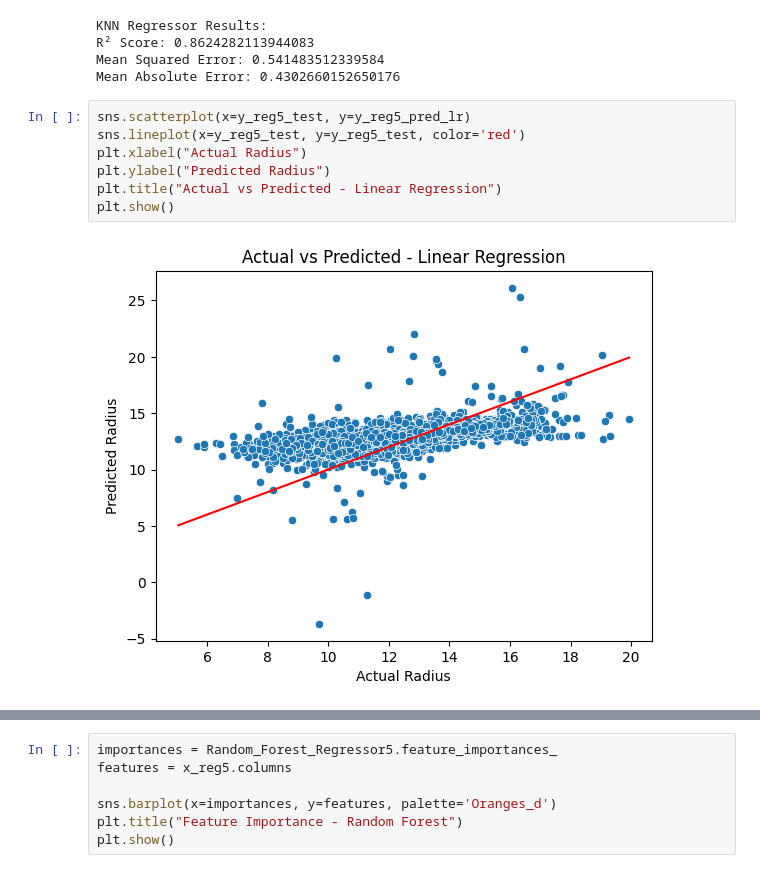
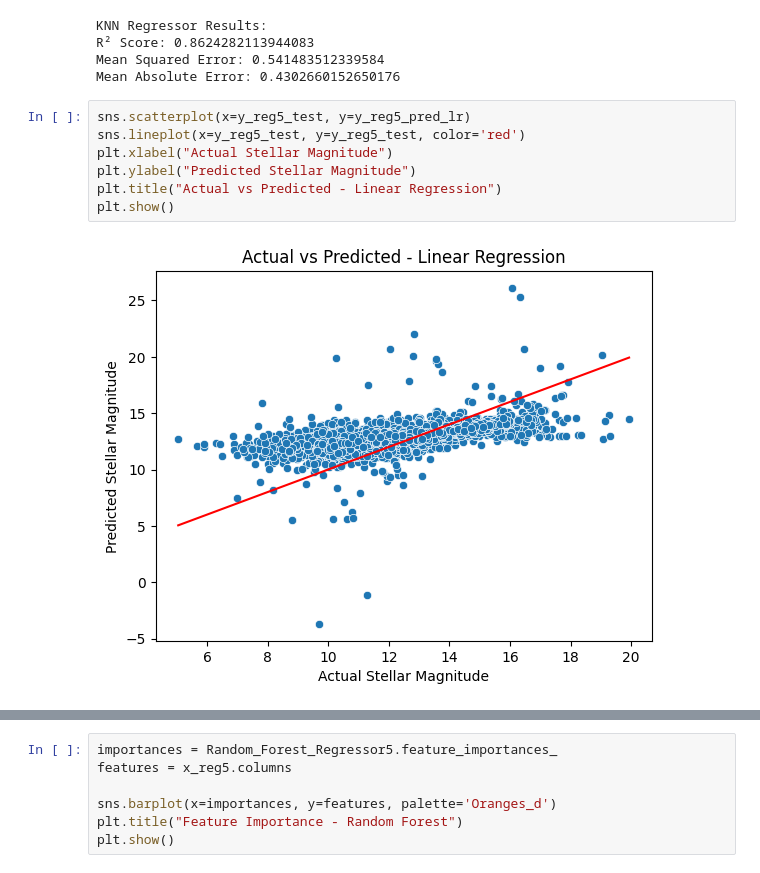
Before and after one commit to Aditya131805/NASA-Space-Apps-Challenge, a Jupyter notebook: models.ipynb, the cells around one changed output, grey strips where cells are left out. Drawn from its saved outputs; the diff is of its cells as text.

```diff
--- a/models.ipynb
+++ b/models.ipynb
@@ -680,12 +680,12 @@ Mean Absolute Error: 0.4302660152650176
 # %%
 sns.scatterplot(x=y_reg5_test, y=y_reg5_pred_lr)
 sns.lineplot(x=y_reg5_test, y=y_reg5_test, color='red')
-plt.xlabel("Actual Radius")
-plt.ylabel("Predicted Radius")
+plt.xlabel("Actual Stellar Magnitude")
+plt.ylabel("Predicted Stellar Magnitude")
 plt.title("Actual vs Predicted - Linear Regression")
 plt.show()
 # %% [output]
-[figure, old version]
+[figure, new version]
 # %%
 r2_scores = [
     r2_score(y_reg5_test, y_reg5_pred_lr),
```
Also changed, not shown: parts of 15 cells of this notebook.
